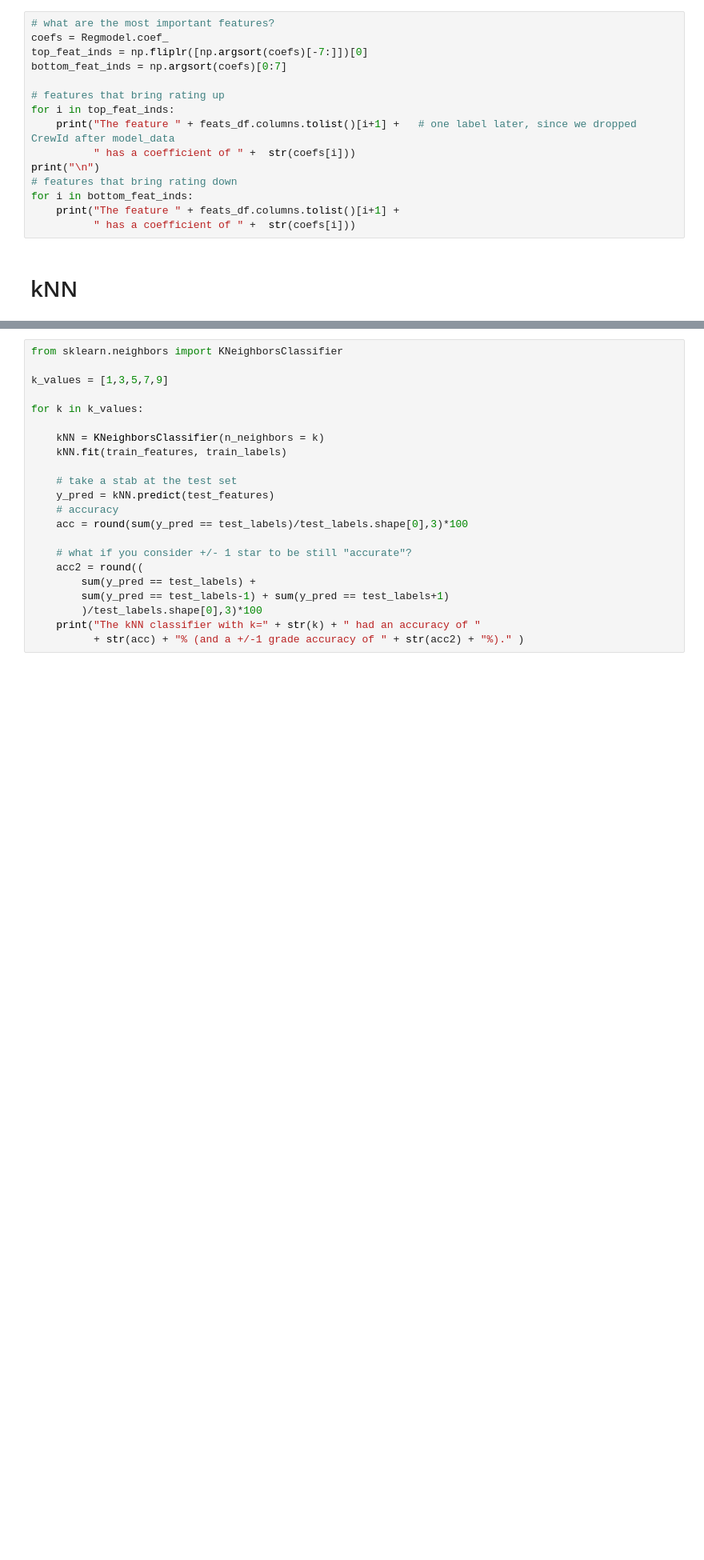
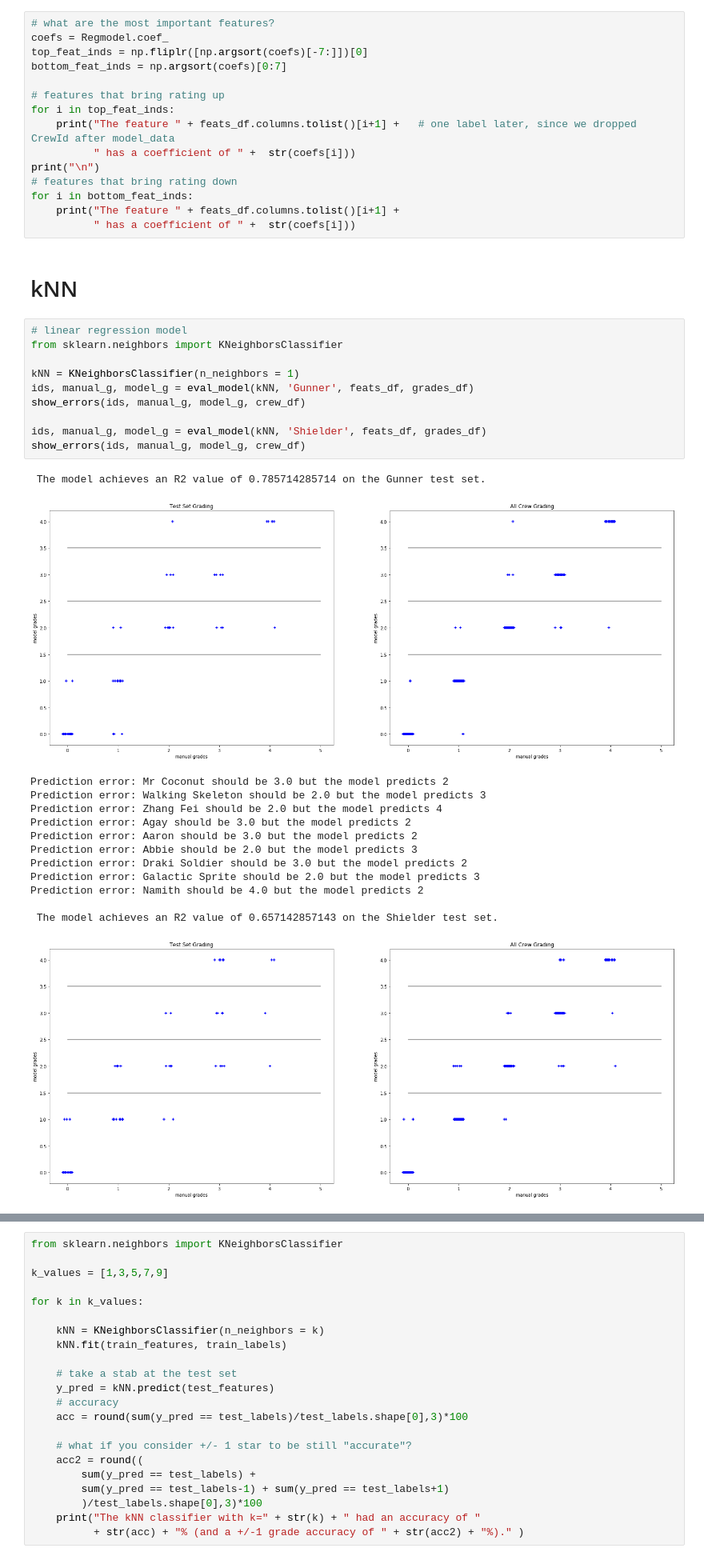
Before and after one commit to KrissyG-hub/PPG, a Jupyter notebook: Crew-rating_using_py_scripts.ipynb, the cells around one changed output, grey strips where cells are left out. Shown at 80% size. Cells and saved outputs as stored; diff of their text form; blank space fills up the shorter version.

```diff
--- a/Crew-rating_using_py_scripts.ipynb
+++ b/Crew-rating_using_py_scripts.ipynb
@@ -88,3 +180,28 @@ for i in bottom_feat_inds:
           " has a coefficient of " +  str(coefs[i]))
 # %% [markdown]
 # kNN
+# %%
+# linear regression model
+from sklearn.neighbors import KNeighborsClassifier
+
+kNN = KNeighborsClassifier(n_neighbors = 1)
+ids, manual_g, model_g = eval_model(kNN, 'Gunner', feats_df, grades_df)
+show_errors(ids, manual_g, model_g, crew_df)
+
+ids, manual_g, model_g = eval_model(kNN, 'Shielder', feats_df, grades_df)
+show_errors(ids, manual_g, model_g, crew_df)
+# %% [output]
+ The model achieves an R2 value of 0.785714285714 on the Gunner test set.
+[figure, added]
+Prediction error: Mr Coconut should be 3.0 but the model predicts 2
+Prediction error: Walking Skeleton should be 2.0 but the model predicts 3
+Prediction error: Zhang Fei should be 2.0 but the model predicts 4
+Prediction error: Agay should be 3.0 but the model predicts 2
+Prediction error: Aaron should be 3.0 but the model predicts 2
+Prediction error: Abbie should be 2.0 but the model predicts 3
+Prediction error: Draki Soldier should be 3.0 but the model predicts 2
+Prediction error: Galactic Sprite should be 2.0 but the model predicts 3
+Prediction error: Namith should be 4.0 but the model predicts 2
+
+ The model achieves an R2 value of 0.657142857143 on the Shielder test set.
+[figure, added]
```
Also changed, not shown: parts of 11 cells of this notebook, 4 other files.
